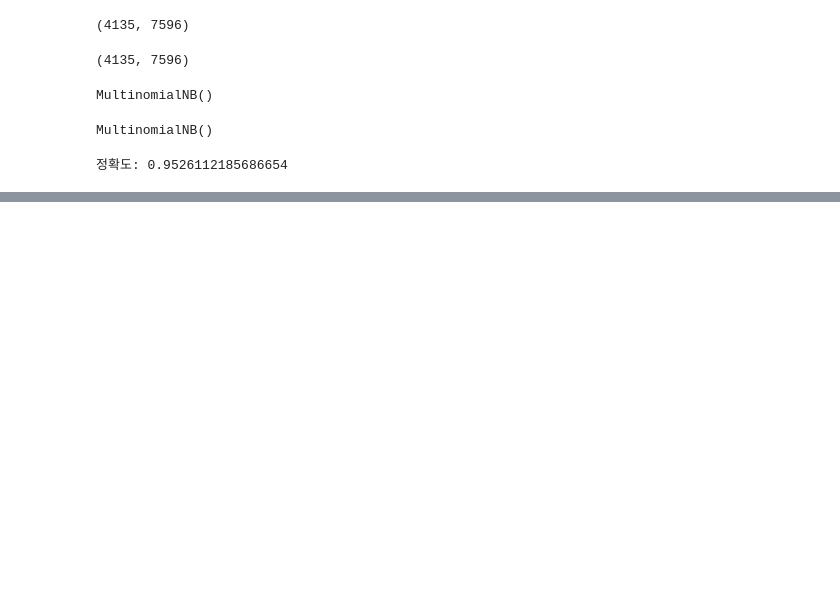
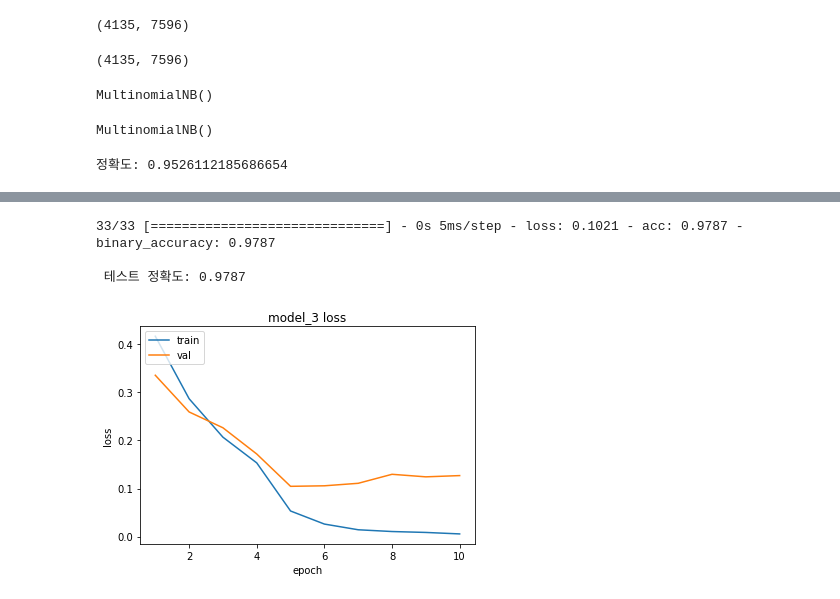
Before and after one commit to ForestEnv/YonseiSwEdu, a Jupyter notebook: SpamDetection.ipynb, the cells around one changed output, grey strips where cells are left out. Saved outputs shown, nothing was run; the diff lists cells and outputs as text; code cells hidden in the pictures; blank space fills up the shorter version.

```diff
--- a/SpamDetection.ipynb
+++ b/SpamDetection.ipynb
@@ -241,8 +253,8 @@ print(tfidfv.shape)
 # %% [output]
 (4135, 7596)
 # %%
-mod = MultinomialNB()
-mod.fit(tfidfv, y_train)
+model_2 = MultinomialNB()
+model_2.fit(tfidfv, y_train)
 # %% [output]
 MultinomialNB()
 # %%
@@ -259,0 +286,13 @@ print("정확도:", accuracy_score(y_test, predicted)) #예측값과 실제값
+# %%
+model_3 = Sequential()
+model_3.add(Embedding(1000,20,input_length=max_len))
+model_3.add(Dropout(0.2))
+model_3.add(Conv1D(64,3,padding='valid',activation='relu',strides=1))
+model_3.add(GlobalMaxPooling1D())
+model_3.add(Dense(256))
+model_3.add(Dropout(0.2))
+model_3.add(Activation('relu'))
+model_3.add(Dense(1))
+model_3.add(Activation('sigmoid'))
+model_3.summary()
+model_3.compile(loss='binary_crossentropy',optimizer='adam',metrics=['acc',metrics.binary_accuracy])
@@ -259,0 +317,2 @@ print("정확도:", accuracy_score(y_test, predicted)) #예측값과 실제값
+# %%
+history_3 = model_3.fit(X_train_padded,y_train,batch_size=32,epochs=10,verbose=1,validation_split=0.2)
@@ -259,0 +340,17 @@ print("정확도:", accuracy_score(y_test, predicted)) #예측값과 실제값
+# %%
+print("\n 테스트 정확도: %.4f" % (model_3.evaluate(X_test_padded, y_test)[1]))
+# %% [output]
+33/33 [==============================] - 0s 5ms/step - loss: 0.1021 - acc: 0.9787 - binary_accuracy: 0.9787
+
+ 테스트 정확도: 0.9787
+# %%
+epochs = range(1, len(history_3.history['acc']) + 1)
+plt.plot(epochs, history_3.history['loss'])
+plt.plot(epochs, history_3.history['val_loss'])
+plt.title('model_3 loss')
+plt.ylabel('loss')
+plt.xlabel('epoch')
+plt.legend(['train', 'val'], loc='upper left')
+plt.show()
+# %% [output]
+[figure, added]
```
Also changed, not shown: parts of 9 cells of this notebook.
